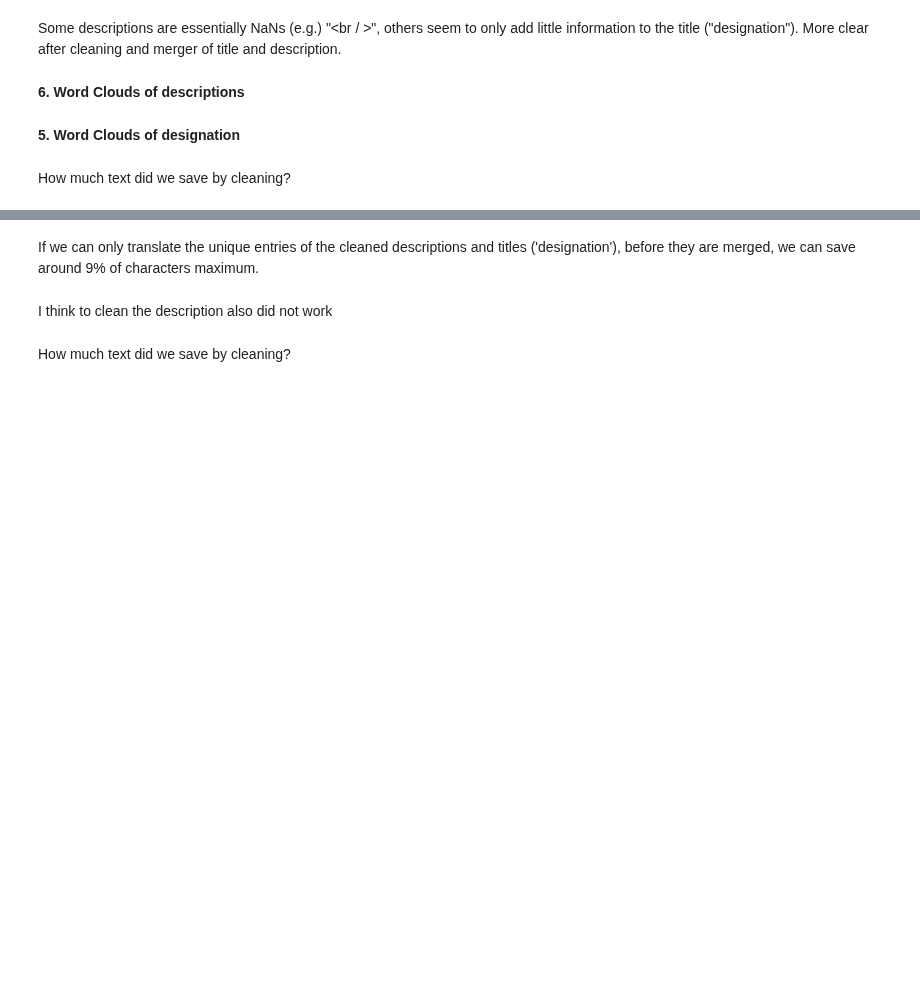
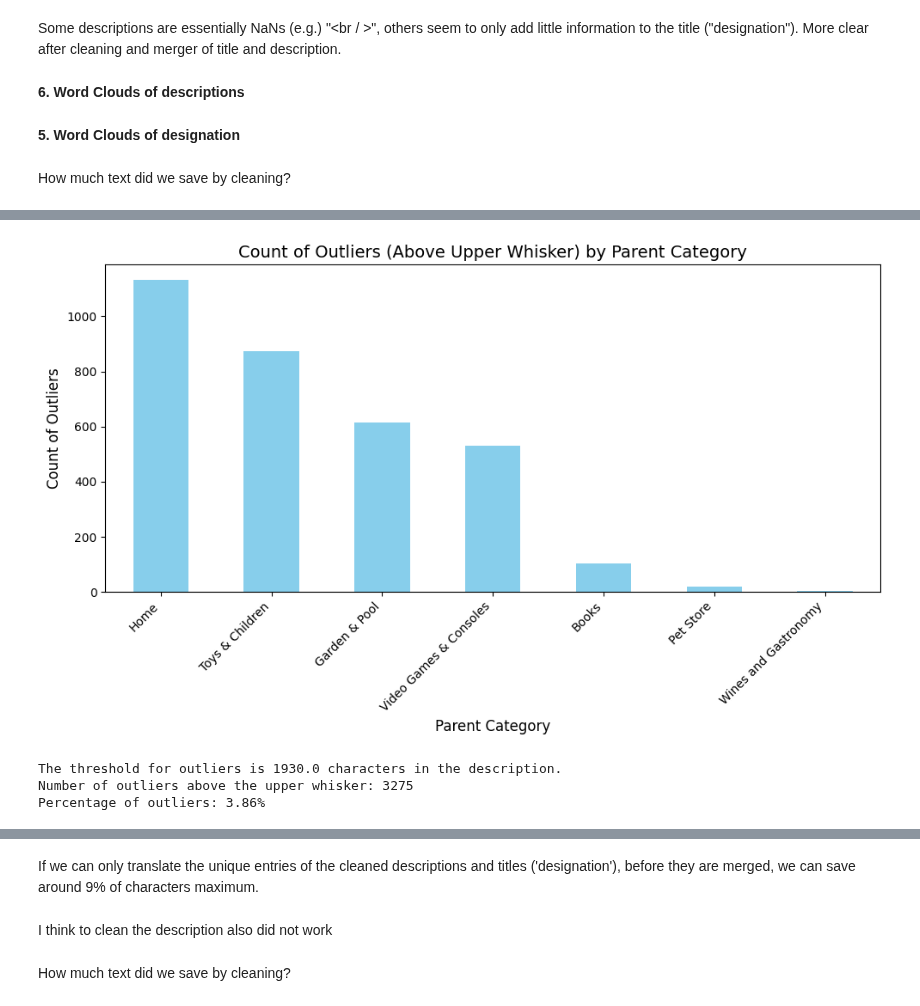
Before and after one commit to Wilsbert12/Data_Science_Classification_of_Rakuten_Challenge_Multimodal_Soft_Vote, a Jupyter notebook: Rakuten_eCommerce_Products.ipynb, the cells around one changed output, grey strips where cells are left out. Drawn from its saved outputs; the diff is of its cells as text; code cells hidden in the pictures; blank space fills up the shorter version.

```diff
--- a/Rakuten_eCommerce_Products.ipynb
+++ b/Rakuten_eCommerce_Products.ipynb
@@ -969,0 +1181,27 @@ How much text did we save by cleaning?
+# %%
+# Group by 'parent_category_en' and count the number of outliers
+outliers_by_category = outliers_above.groupby('parent_category_en').size()
+
+# Plot the results as a bar plot
+plt.figure(figsize=(10, 6))
+outliers_by_category.sort_values(ascending=False).plot(kind='bar', color='skyblue')
+
+# Add labels and title
+plt.title('Count of Outliers (Above Upper Whisker) by Parent Category', fontsize=14)
+plt.xlabel('Parent Category', fontsize=12)
+plt.ylabel('Count of Outliers', fontsize=12)
+plt.xticks(rotation=45, ha='right')
+plt.tight_layout()
+
+# Show the plot
+plt.show()
+
+# Print additional information
+print(f"The threshold for outliers is {upper_whisker} characters in the description.")
+print(f"Number of outliers above the upper whisker: {len(outliers_above)}")
+print(f"Percentage of outliers: {len(outliers_above) / len(df) * 100:.2f}%")
+# %% [output]
+[figure, added]
+The threshold for outliers is 1930.0 characters in the description.
+Number of outliers above the upper whisker: 3275
+Percentage of outliers: 3.86%
```
Also changed, not shown: parts of 33 cells of this notebook, 2 other files.
